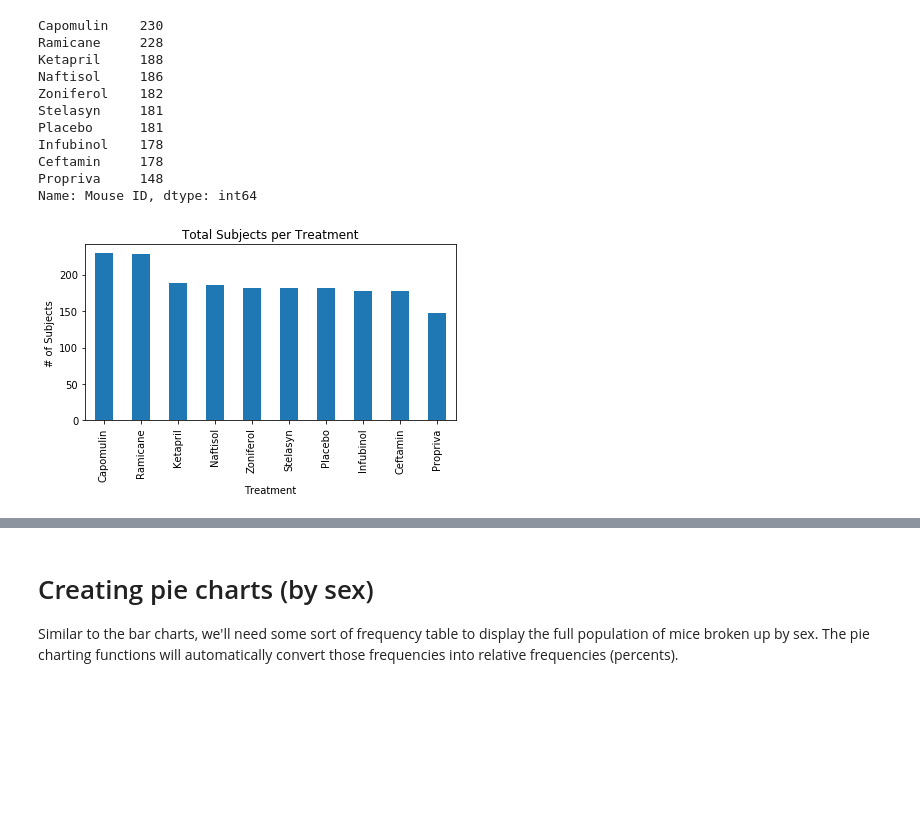
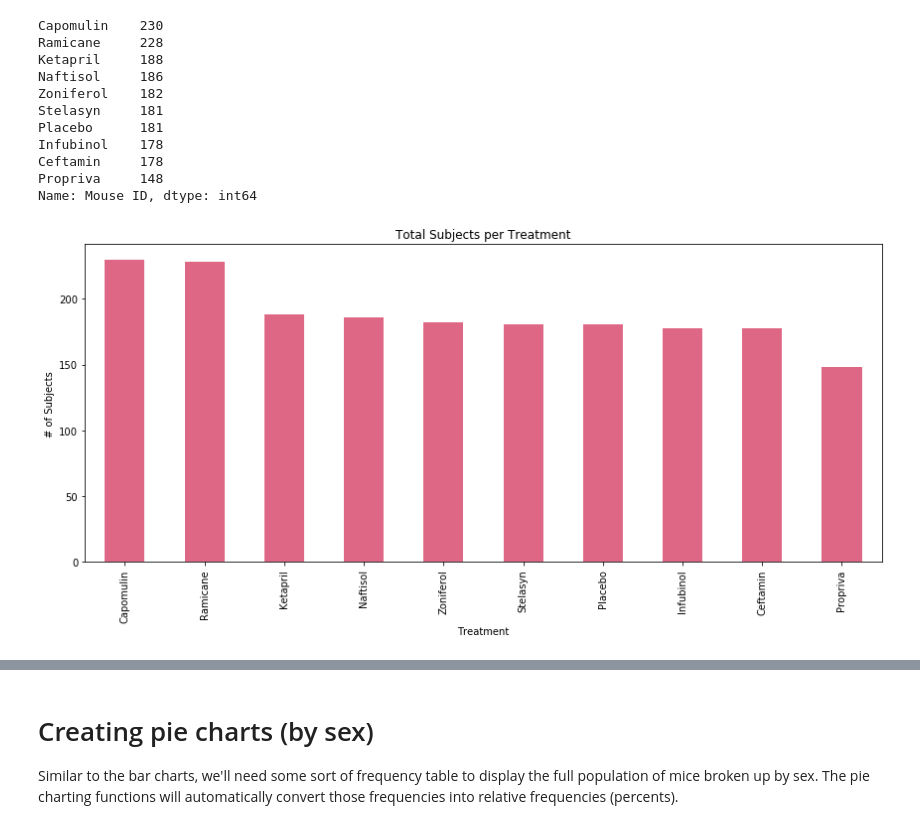
Before and after one commit to troypramsey/matplotlib-challenge, a Jupyter notebook: matplotlib-challenge.ipynb, the cells around one changed output, grey strips where cells are left out. Saved outputs shown, nothing was run; the diff lists cells and outputs as text; code cells hidden in the pictures; blank space fills up the shorter version.

Commit message:
enlarged charts, calculated best fit equation

```diff
--- a/matplotlib-challenge.ipynb
+++ b/matplotlib-challenge.ipynb
@@ -133,14 +133,14 @@ Propriva     148
 Name: Mouse ID, dtype: int64
 # %%
 # Using built-in Pandas bar plot on summary count table
-drug_counts_sorted.plot(kind="bar")
+drug_counts_sorted.plot(kind="bar", figsize=(12,6), facecolor='#df6786')
 plt.xlabel('Treatment')
 plt.ylabel('# of Subjects')
 plt.title('Total Subjects per Treatment')
 plt.tight_layout()
 plt.show()
 # %% [output]
-[figure, old version]
+[figure, new version]
 # %%
 # Creating axis variables from Pandas columns for Matplotlib bar plot
 x_index = drug_counts_sorted.index
```
Also changed, not shown: parts of 10 cells of this notebook.
